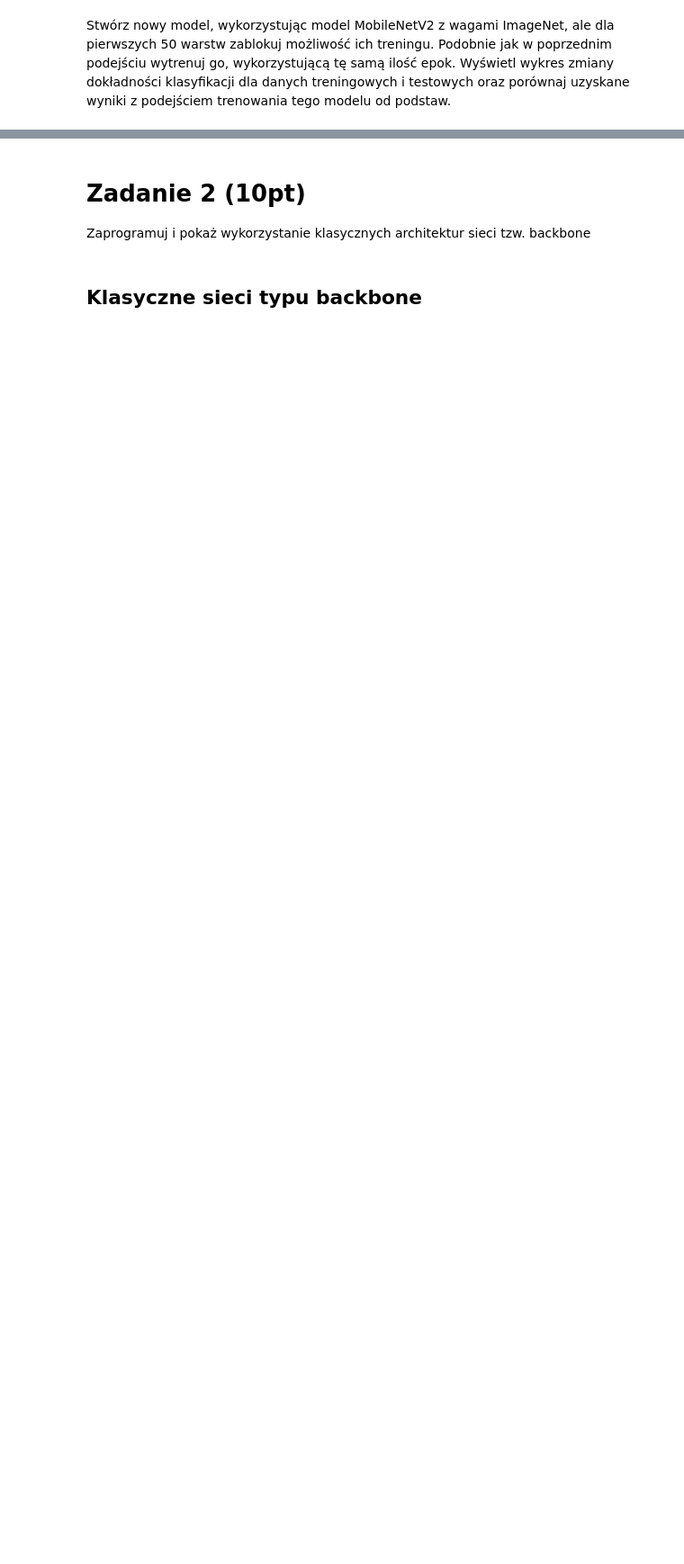
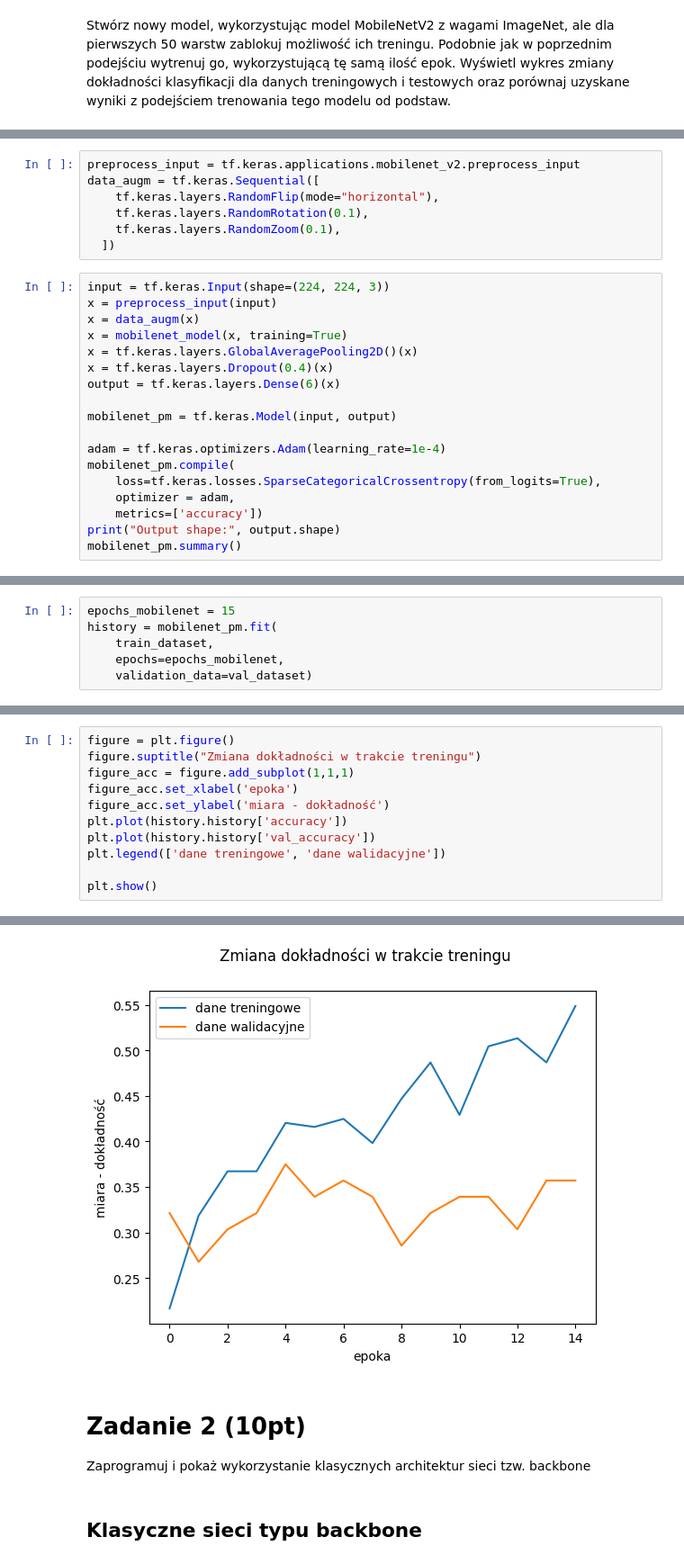
Before and after one commit to pucikplay/UMSI, a Jupyter notebook: L5/lab5.ipynb, the cells around one changed output, grey strips where cells are left out. Shown at 90% size. Saved outputs shown, nothing was run; the diff lists cells and outputs as text; blank space fills up the shorter version.

```diff
--- a/L5/lab5.ipynb
+++ b/L5/lab5.ipynb
@@ -576,0 +675,25 @@ trenowania tego modelu od podstaw.
+# %%
+preprocess_input = tf.keras.applications.mobilenet_v2.preprocess_input
+data_augm = tf.keras.Sequential([
+    tf.keras.layers.RandomFlip(mode="horizontal"),
+    tf.keras.layers.RandomRotation(0.1),
+    tf.keras.layers.RandomZoom(0.1),
+  ])
+# %%
+input = tf.keras.Input(shape=(224, 224, 3))
+x = preprocess_input(input)
+x = data_augm(x)
+x = mobilenet_model(x, training=True)
+x = tf.keras.layers.GlobalAveragePooling2D()(x)
+x = tf.keras.layers.Dropout(0.4)(x)
+output = tf.keras.layers.Dense(6)(x)
+
+mobilenet_pm = tf.keras.Model(input, output)
+
+adam = tf.keras.optimizers.Adam(learning_rate=1e-4)
+mobilenet_pm.compile(
+    loss=tf.keras.losses.SparseCategoricalCrossentropy(from_logits=True),
+    optimizer = adam,
+    metrics=['accuracy'])
+print("Output shape:", output.shape)
+mobilenet_pm.summary()
@@ -576,0 +718,6 @@ trenowania tego modelu od podstaw.
+# %%
+epochs_mobilenet = 15
+history = mobilenet_pm.fit(
+    train_dataset,
+    epochs=epochs_mobilenet,
+    validation_data=val_dataset)
@@ -576,0 +742,12 @@ trenowania tego modelu od podstaw.
+# %%
+figure = plt.figure()
+figure.suptitle("Zmiana dokładności w trakcie treningu")
+figure_acc = figure.add_subplot(1,1,1)
+figure_acc.set_xlabel('epoka')
+figure_acc.set_ylabel('miara - dokładność')
+plt.plot(history.history['accuracy'])
+plt.plot(history.history['val_accuracy'])
+plt.legend(['dane treningowe', 'dane walidacyjne'])
+
+plt.show()
+# %% [output]
@@ -577,3 +760,4 @@ trenowania tego modelu od podstaw.
+[figure, added]
 # %% [markdown]
 # Zadanie 2 (10pt)
 
```
Also changed, not shown: parts of 12 cells of this notebook.
